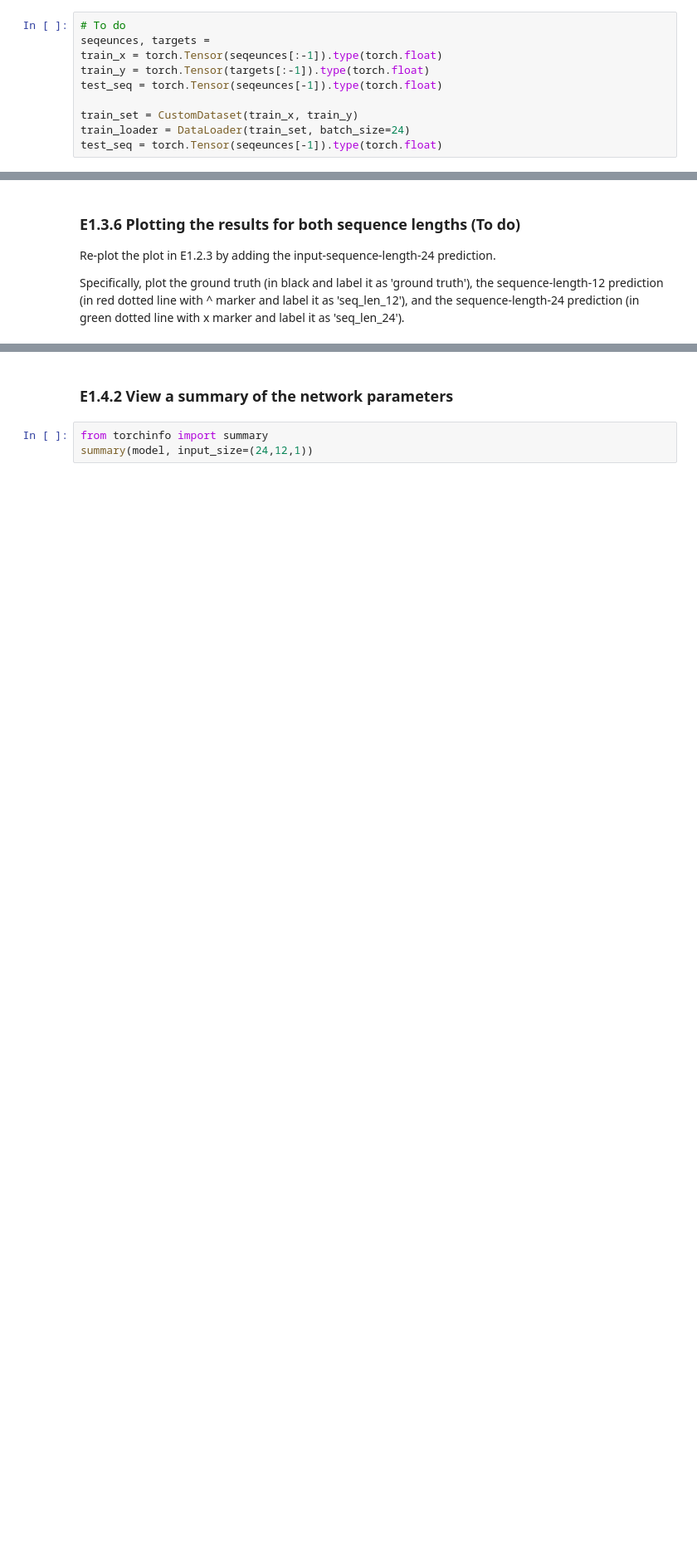
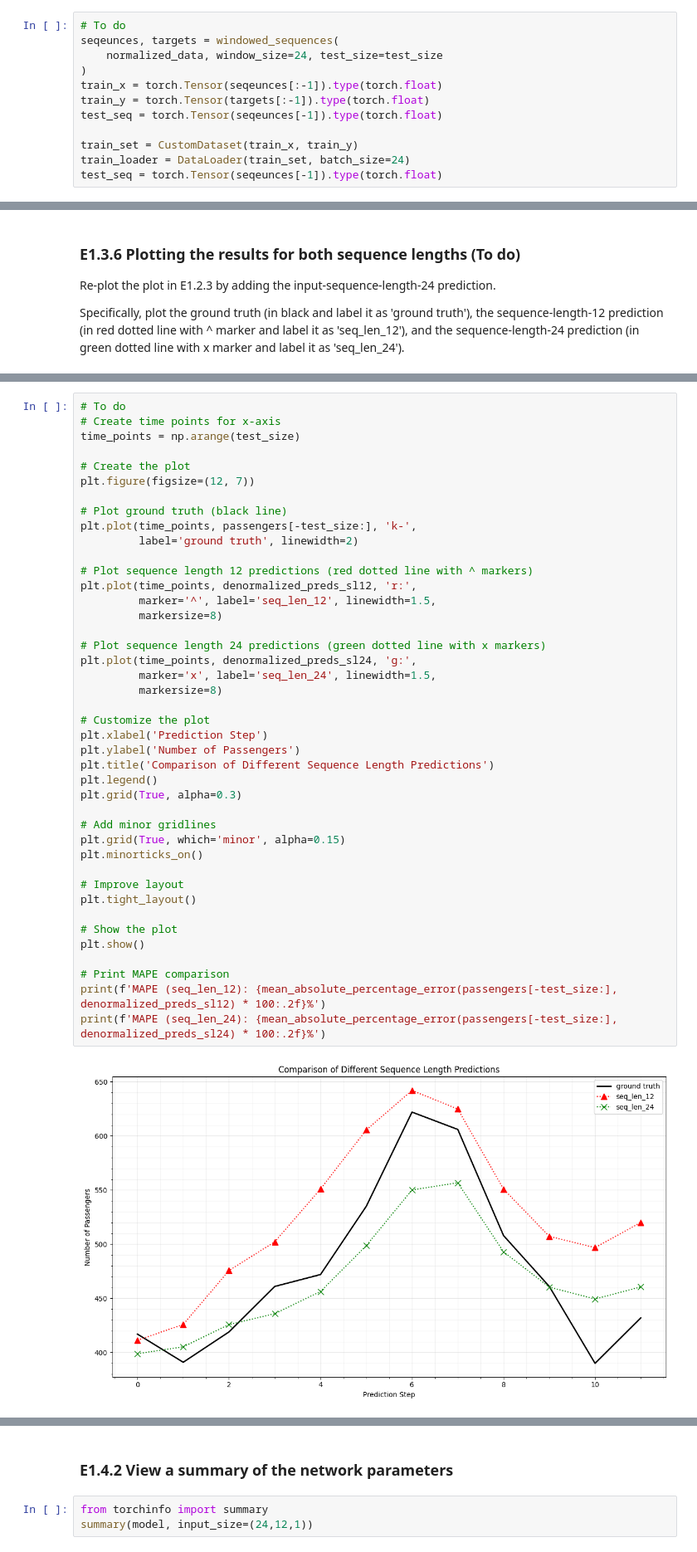
Before and after one commit to cyprus09/ie4424-implementations, a Jupyter notebook: week7_code/Time_Series_Prediction(1).ipynb, the cells around one changed output, grey strips where cells are left out. Shown at 83% size. Cells and saved outputs as stored; diff of their text form; blank space fills up the shorter version.

```diff
--- a/week7_code/Time_Series_Prediction(1).ipynb
+++ b/week7_code/Time_Series_Prediction(1).ipynb
@@ -365,7 +400,9 @@ In the previous section, we used a sequence length of 12 for the time series inp
 ### E1.3.1 Prepare the new training iterables (To do)
 # %%
 # To do
-seqeunces, targets =
+seqeunces, targets = windowed_sequences(
+    normalized_data, window_size=24, test_size=test_size
+)
 train_x = torch.Tensor(seqeunces[:-1]).type(torch.float)
 train_y = torch.Tensor(targets[:-1]).type(torch.float)
 test_seq = torch.Tensor(seqeunces[-1]).type(torch.float)
@@ -447,0 +498,44 @@ Specifically, plot the ground truth (in black and label it as 'ground truth'), t
+# %%
+# To do
+# Create time points for x-axis
+time_points = np.arange(test_size)
+
+# Create the plot
+plt.figure(figsize=(12, 7))
+
+# Plot ground truth (black line)
+plt.plot(time_points, passengers[-test_size:], 'k-',
+         label='ground truth', linewidth=2)
+
+# Plot sequence length 12 predictions (red dotted line with ^ markers)
+plt.plot(time_points, denormalized_preds_sl12, 'r:',
+         marker='^', label='seq_len_12', linewidth=1.5,
+         markersize=8)
+
+# Plot sequence length 24 predictions (green dotted line with x markers)
+plt.plot(time_points, denormalized_preds_sl24, 'g:',
+         marker='x', label='seq_len_24', linewidth=1.5,
+         markersize=8)
+
+# Customize the plot
+plt.xlabel('Prediction Step')
+plt.ylabel('Number of Passengers')
+plt.title('Comparison of Different Sequence Length Predictions')
+plt.legend()
+plt.grid(True, alpha=0.3)
+
+# Add minor gridlines
+plt.grid(True, which='minor', alpha=0.15)
+plt.minorticks_on()
+
+# Improve layout
+plt.tight_layout()
+
+# Show the plot
+plt.show()
+
+# Print MAPE comparison
+print(f'MAPE (seq_len_12): {mean_absolute_percentage_error(passengers[-test_size:], denormalized_preds_sl12) * 100:.2f}%')
+print(f'MAPE (seq_len_24): {mean_absolute_percentage_error(passengers[-test_size:], denormalized_preds_sl24) * 100:.2f}%')
+# %% [output]
+[figure, added]
```
Also changed, not shown: parts of 16 cells of this notebook.
